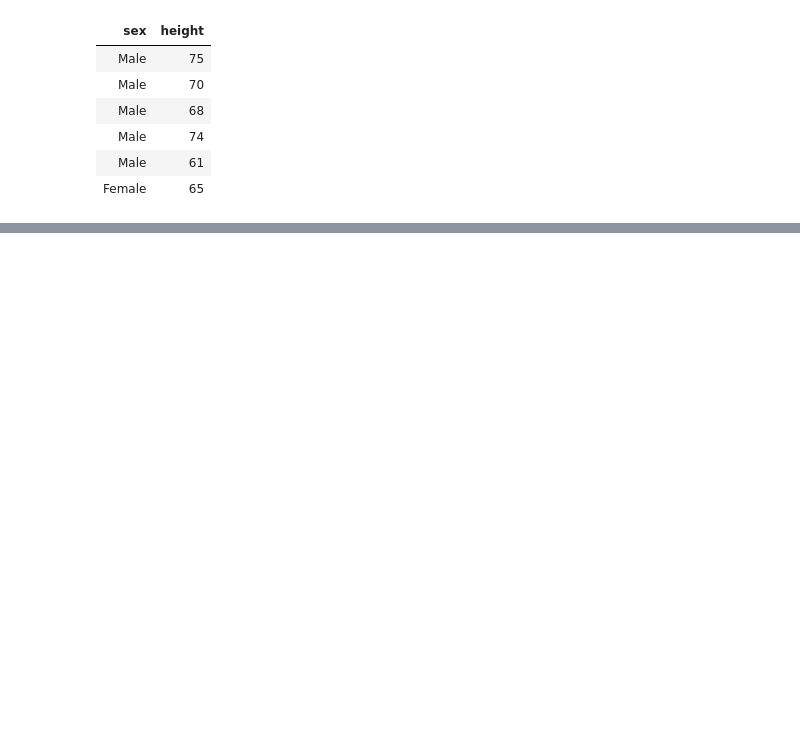
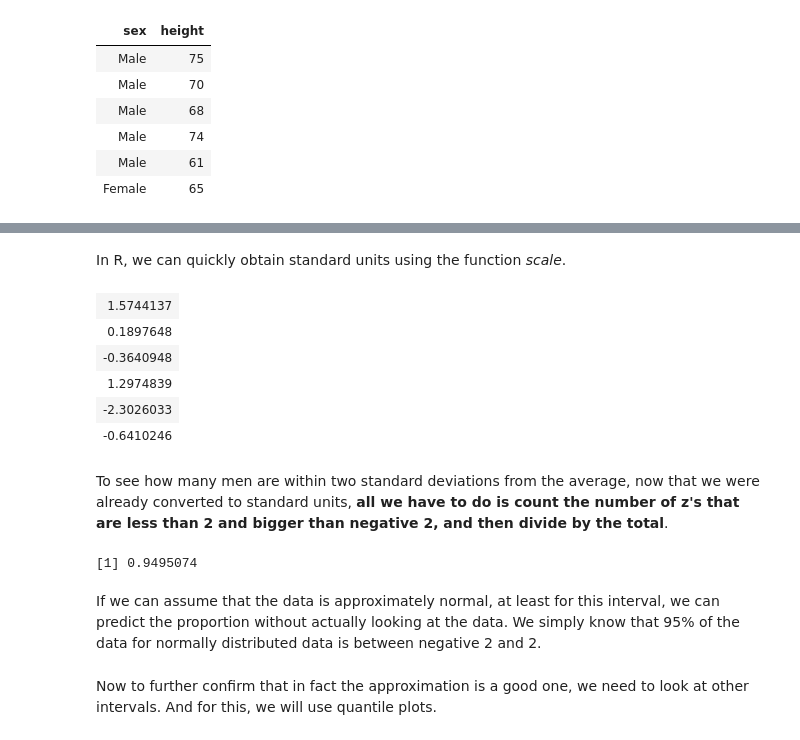
Before and after one commit to eimfach/my-notebooks, a Jupyter notebook: R-Data-Visualization.ipynb, the cells around one changed output, grey strips where cells are left out. Saved outputs shown, nothing was run; the diff lists cells and outputs as text; code cells hidden in the pictures; blank space fills up the shorter version.

```diff
--- a/R-Data-Visualization.ipynb
+++ b/R-Data-Visualization.ipynb
@@ -199,0 +276,10 @@ head(heights)
+# %%
+index <- heights$sex == "Male"
+x <- heights$height[index]
+
+#average <- sum(x) / length(x)
+average <- mean(x)
+#standard_deviation <- sqrt(sum(x-average)^2 / length(x))
+standard_deviation <- sd(x)
+
+c(Average = average, SD=standard_deviation)
@@ -199,0 +313,27 @@ head(heights)
+# %% [markdown]
+In R, we can quickly obtain standard units using the function _scale_.
+# %%
+head(scale(x))
+# %% [output]
+| 1.5744137 |
+| 0.1897648 |
+| -0.3640948 |
+| 1.2974839 |
+| -2.3026033 |
+| -0.6410246 |
+# %% [markdown]
+To see how many men are within two standard deviations from the average, now that we were already converted to standard units, **all we have to do is count the number of z's that are less than 2 and bigger than negative 2, and then divide by the total**.
+# %%
+z = (x-average)/standard_deviation
+mean(abs(z) < 2)
+# %% [output]
+[1] 0.9495074
+# %% [markdown]
+If we can assume that the data is approximately normal,
+at least for this interval, we can predict the proportion
+without actually looking at the data.
+We simply know that 95% of the data for normally
+distributed data is between negative 2 and 2.
+# %% [markdown]
+Now to further confirm that in fact the approximation is a good one, we need to look at other intervals.
+And for this, we will use quantile plots.
```
Also changed, not shown: parts of 24 cells of this notebook.
